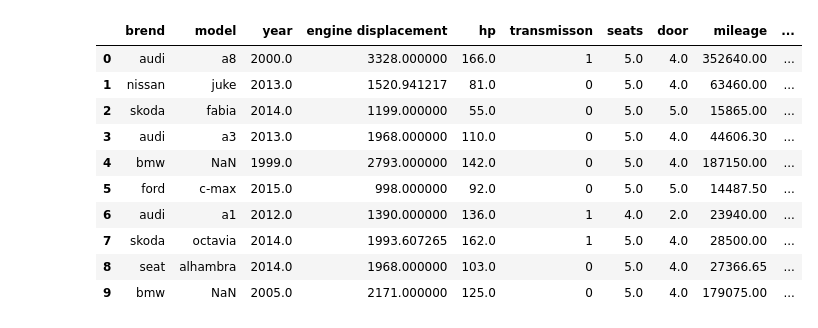
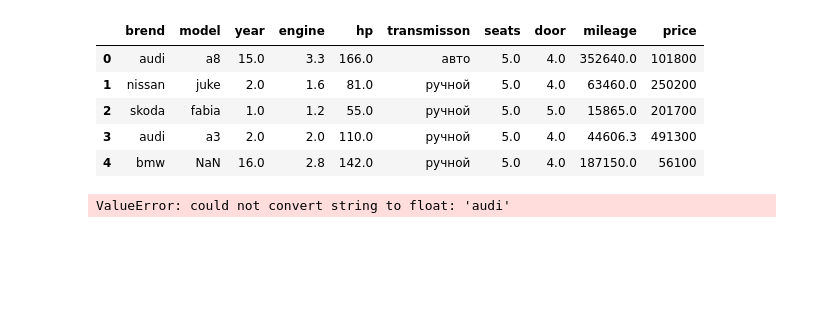
Before and after one commit to Pinzhanin/machine-learning, a Jupyter notebook: rucode_carprice/rucode_carprice_work.ipynb, the cells around one changed output. Cells and saved outputs as stored; diff of their text form; code cells hidden in the pictures; blank space fills up the shorter version.

```diff
--- a/rucode_carprice/rucode_carprice_work.ipynb
+++ b/rucode_carprice/rucode_carprice_work.ipynb
@@ -12,31 +82,2 @@ model_LGBM = lgb.LGBMRegressor()
 # %%
 df = pd.read_csv('data_train.csv')
-# %%
-df = df.drop(['Unnamed: 0', 'Тип топлива'], axis=1)
-for col in df.columns:
-    if df[col].dtypes == object:
-        df[col] = df[col].astype('category')
-
-
-new_names_col = ['brend', 'model', 'year', 'engine displacement',
-       'hp', 'transmisson', 'seats',
-       'door', 'mileage', 'price']
-
-
-dictionary = dict(zip(list(df.columns), new_names_col))
-df = df.rename(columns=dictionary)
-
-
-df.loc[df['year'] < 1994.0, ['year']] = None
-df.loc[df['engine displacement'] > 3500.0, ['engine displacement']] = None
-df.loc[df['engine displacement'] < 660.0, ['engine displacement']] = None
-df.loc[df['hp'] < 40.0, ['hp']] = None
-df.loc[df['hp'] > 500.0, ['hp']].loc[df['brend']=='volvo'] = None
-df.loc[df['seats'] < 2, ['seats']] = None
-df.loc[df['seats'] > 9, ['seats']] = None
-df.loc[df['door'] < 2 , ['door']] = None
-df.loc[df['door'] > 6  , ['door']] = None
-
-df['seats'] = df['seats'].fillna(df['seats'].median())
-df['door'] = df['door'].fillna(df['door'].median())
-df['transmisson'] = df['transmisson'].replace(['ручной', 'авто'], [0, 1])
@@ -56,17 +84,17 @@ pred_engine = model_LGBM.predict(X_test_engine)
-# %%
-pred_engine = pd.Series(pred_engine,index=df.loc[df['engine displacement'].isnull(),'engine displacement'].index)
-df['engine displacement'] = df['engine displacement'].fillna(pred_engine) // 1
+# %%
+df = data_transform(df)
+# %%
+df['engine'].fillna(get_engine(df), inplace=True)
 # %%
-df.head(10)
+df.head()
 # %% [output]
-|  | brend | model | year | engine displacement | hp | transmisson | seats | door | mileage | ... |
-| 0 | audi | a8 | 2000.0 | 3328.000000 | 166.0 | 1 | 5.0 | 4.0 | 352640.00 | ... |
-| 1 | nissan | juke | 2013.0 | 1520.941217 | 81.0 | 0 | 5.0 | 4.0 | 63460.00 | ... |
-| 2 | skoda | fabia | 2014.0 | 1199.000000 | 55.0 | 0 | 5.0 | 5.0 | 15865.00 | ... |
-| 3 | audi | a3 | 2013.0 | 1968.000000 | 110.0 | 0 | 5.0 | 4.0 | 44606.30 | ... |
-| 4 | bmw | NaN | 1999.0 | 2793.000000 | 142.0 | 0 | 5.0 | 4.0 | 187150.00 | ... |
-| 5 | ford | c-max | 2015.0 | 998.000000 | 92.0 | 0 | 5.0 | 5.0 | 14487.50 | ... |
-| 6 | audi | a1 | 2012.0 | 1390.000000 | 136.0 | 1 | 4.0 | 2.0 | 23940.00 | ... |
-| 7 | skoda | octavia | 2014.0 | 1993.607265 | 162.0 | 1 | 5.0 | 4.0 | 28500.00 | ... |
-| 8 | seat | alhambra | 2014.0 | 1968.000000 | 103.0 | 0 | 5.0 | 4.0 | 27366.65 | ... |
-| 9 | bmw | NaN | 2005.0 | 2171.000000 | 125.0 | 0 | 5.0 | 4.0 | 179075.00 | ... |
+|  | brend | model | year | engine | hp | transmisson | seats | door | mileage | price |
+| 0 | audi | a8 | 15.0 | 3.3 | 166.0 | авто | 5.0 | 4.0 | 352640.0 | 101800 |
+| 1 | nissan | juke | 2.0 | 1.6 | 81.0 | ручной | 5.0 | 4.0 | 63460.0 | 250200 |
+| 2 | skoda | fabia | 1.0 | 1.2 | 55.0 | ручной | 5.0 | 5.0 | 15865.0 | 201700 |
+| 3 | audi | a3 | 2.0 | 2.0 | 110.0 | ручной | 5.0 | 4.0 | 44606.3 | 491300 |
+| 4 | bmw | NaN | 16.0 | 2.8 | 142.0 | ручной | 5.0 | 4.0 | 187150.0 | 56100 |
+# %%
+model = get_model(df)
+# %% [output]
+ValueError: could not convert string to float: 'audi'
```
Also changed, not shown: parts of 7 cells of this notebook, 1 other file.
